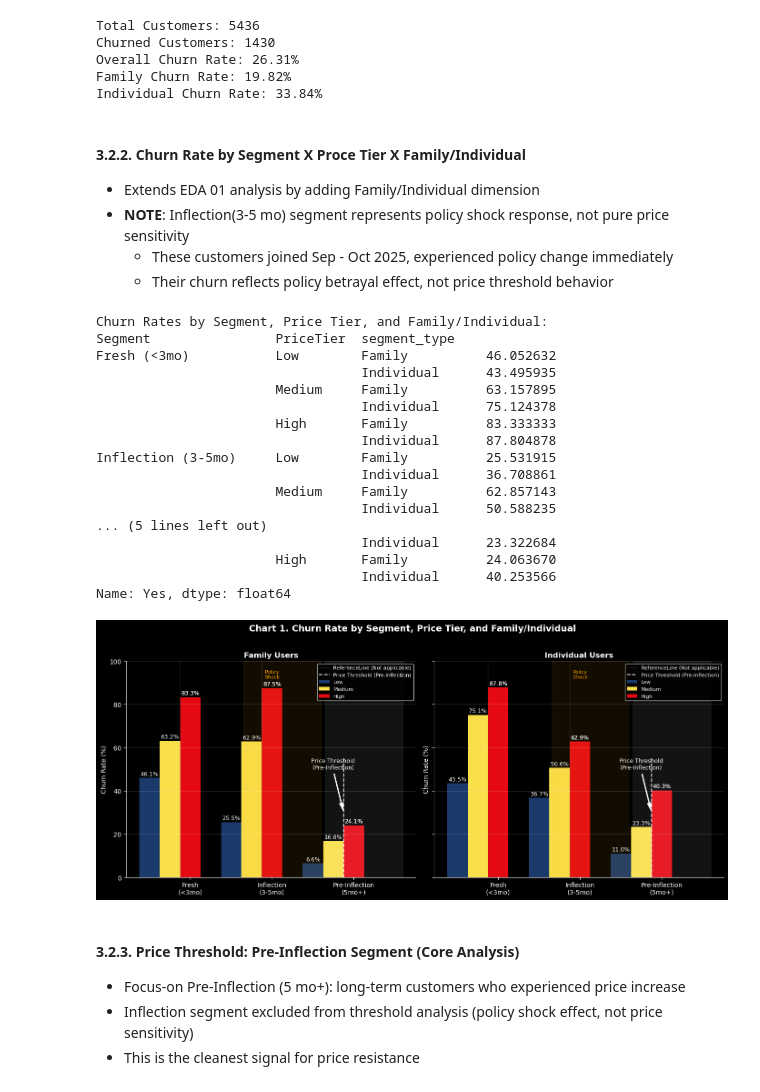
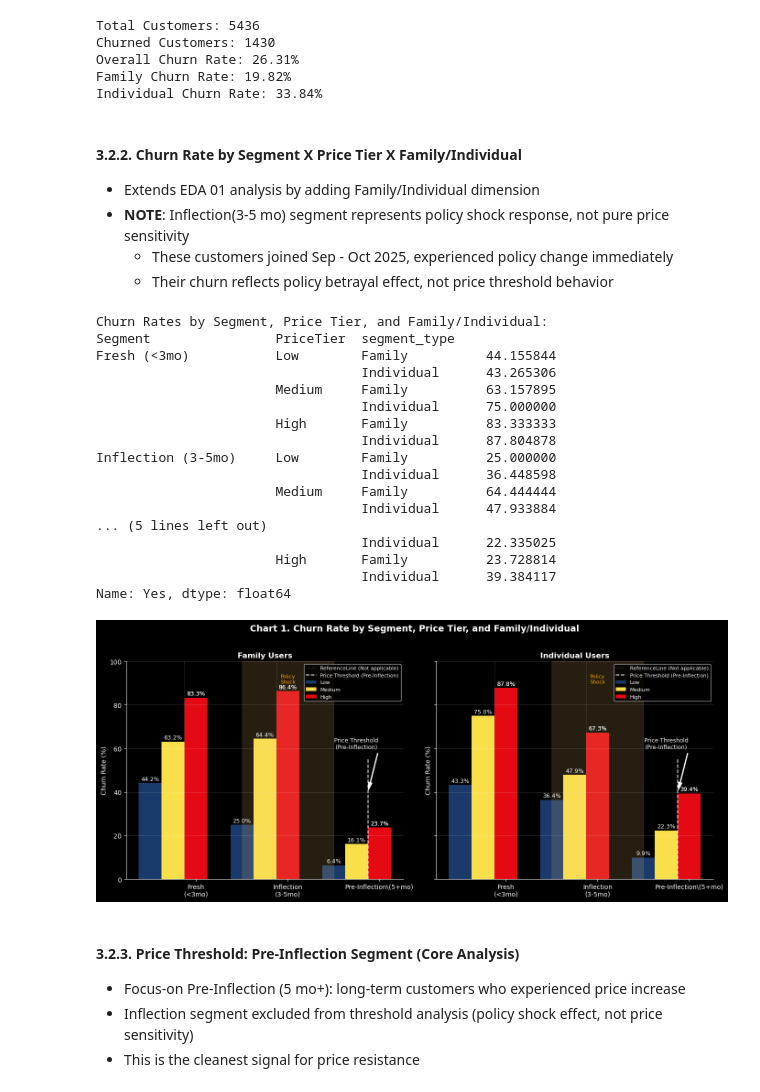
Before and after one commit to coolmich0904/YOUTUBE_CHURN_PRICE_RISK, a Jupyter notebook: notebooks/eda_03_price_threshold.ipynb, the cells around one changed output. Drawn from its saved outputs; the diff is of its cells as text; code cells hidden in the pictures.

```diff
--- a/notebooks/eda_03_price_threshold.ipynb
+++ b/notebooks/eda_03_price_threshold.ipynb
@@ -52,13 +52,19 @@ df['calculated_tenure'] = (df['TotalCharges'] / df['MonthlyCharges']).round().fi
 # Exclude July 2025 outlier (Validated EDA 01)
 df = df[df['calculated_tenure'] !=7]
 
+
 # Tenure segments (consistent with EDA 01)
+# Define Groups: Before Sep 2025 / Sep-Oct 2025 / After Nov 2025
 def categorize_tenure(t):
-    if t >= 5: return 'Pre-Inflection (5mo+)'   # Before Sep 2025
-    elif t >= 3: return 'Inflection (3-5mo)'    # Sep-Oct 2025 - Policy shock period
-    else: return 'Fresh (<3mo)'                 # After Nov 2025
+    if t > 5: return 'Pre-Inflection (5+mo)'   # Before Sep 2025
+    elif 3 <= t <= 5: return 'Inflection (3-5mo)'     # Sep-Nov 2025
+    else: return 'Fresh (<3mo)'                # After Nov 2025
 
-df['Segment'] = df['calculated_tenure'].apply(categorize_tenure)
+df['Segment'] = df['tenure'].apply(categorize_tenure)
+
+print(df[['tenure', 'Segment']].head())
+
+
 
 # Price tier: qcut (equal size, consistent with EDA 01)
 # Low: $18~$50 / Medium: $50~$84 / High: $84~$118
@@ -66,7 +72,7 @@ df['PriceTier'] = pd.qcut(df['MonthlyCharges'], q=3, labels=['Low', 'Medium', 'H
 
 # Family vs Individual (consistent with EDA 02)
 df['is_family'] = (df['Partner'] == 'Yes' )| (df['Dependents'] == 'Yes')
-df['segment_type'] = df['is_family'].map({True: 'Family', False: 'Individual'})
+df['segment_type'] = df['is_family'].map({True: 'Family', False: 'Individual'})   # map or np.where
 
 print(f"Segment distribution:\n{df['Segment'].value_counts()}")
 print(f"\nFamily vs Individual:\n{df['segment_type'].value_counts()}")
@@ -111,41 +123,42 @@ Overall Churn Rate: 26.31%
 Family Churn Rate: 19.82%
 Individual Churn Rate: 33.84%
 # %% [markdown]
-#### 3.2.2. Churn Rate by Segment X Proce Tier X Family/Individual
+#### 3.2.2. Churn Rate by Segment X Price Tier X Family/Individual
 - Extends EDA 01 analysis by adding Family/Individual dimension
 - **NOTE**: Inflection(3-5 mo) segment represents policy shock response, not pure price sensitivity
   - These customers joined Sep - Oct 2025, experienced policy change immediately
   - Their churn reflects policy betrayal effect, not price threshold behavior
 # %%
 # Churn Rate by Segment X Price Tier X Family/Individual
-churn_rates = df.groupby(['Segment', 'PriceTier', 'segment_type'], observed=True)['Churn'].value_counts(normalize=True).unstack(fill_value=0)['Yes'] * 100
+churn_rates = df.groupby(['Segment', 'PriceTier', 'segment_type'], observed=True)['Churn'].\
+    value_counts(normalize=True).unstack(fill_value=0)['Yes'] * 100
 
 print("\nChurn Rates by Segment, Price Tier, and Family/Individual:")
 print(churn_rates)
 # %% [output]
 Churn Rates by Segment, Price Tier, and Family/Individual:
 Segment                PriceTier  segment_type
-Fresh (<3mo)           Low        Family          46.052632
-                                  Individual      43.495935
+Fresh (<3mo)           Low        Family          44.155844
+                                  Individual      43.265306
                        Medium     Family          63.157895
-                                  Individual      75.124378
+                                  Individual      75.000000
                        High       Family          83.333333
                                   Individual      87.804878
-Inflection (3-5mo)     Low        Family          25.531915
-                                  Individual      36.708861
-                       Medium     Family          62.857143
-                                  Individual      50.588235
+Inflection (3-5mo)     Low        Family          25.000000
+                                  Individual      36.448598
+                       Medium     Family          64.444444
+                                  Individual      47.933884
 ... (5 lines left out)
-                                  Individual      23.322684
-                       High       Family          24.063670
-                                  Individual      40.253566
+                                  Individual      22.335025
+                       High       Family          23.728814
+                                  Individual      39.384117
 Name: Yes, dtype: float64
 # %%
 # Visualization - Grouped Bar Chart
 plt.style.use('dark_background')
 fig, axes = plt.subplots(1, 2, figsize=(14, 6), sharey=True)
 fig.suptitle('Chart 1. Churn Rate by Segment, Price Tier, and Family/Individual', fontsize=14, fontweight='bold', y=1.02)
-segment_order = ['Fresh (<3mo)', 'Inflection (3-5mo)', 'Pre-Inflection (5mo+)']
+segment_order = ['Fresh (<3mo)', 'Inflection (3-5mo)', 'Pre-Inflection (5+mo)']
 price_tiers = ['Low', 'Medium', 'High']
 colors = {'Low': '#1a3a6b', 'Medium': '#f9e04b', 'High': '#e50914'}
 
@@ -154,8 +167,8 @@ width = 0.25
 
 for idx, seg_type in enumerate(['Family', 'Individual']):
     for i, price in enumerate(price_tiers):
-        vals = [churn_rates.get((seg, price, seg_type), 0)
-                for seg in segment_order]
+        vals = [churn_rates.get((seg, price, seg_type), 0) if (seg, price, seg_type) in churn_rates.index else 0
+        for seg in segment_order]
         bars = axes[idx].bar(x + (i - 1) * width, vals, width, label=price, color=colors[price])
 
         # Value labels on bars
@@ -175,42 +188,50 @@ for idx, seg_type in enumerate(['Family', 'Individual']):
         threshold_x = x[seg_idx] + 0.5 * width   # Position threshold line between Medium and High
 
         if seg_idx ==2:  # Pre-Inflection segment
-            axes[idx].plot([threshold_x, threshold_x], [0, 55], color='white', linestyle='--', linewidth=1.5, alpha=0.9,label='Price Threshold (Pre-Inflection)')
+            axes[idx].plot([threshold_x, threshold_x], [0, 55], color='white',
+                           linestyle='--', linewidth=1.5, alpha=0.9,label='Price Threshold (Pre-Inflection)')
 
             # Annotation on Medium bar with arrow pointing --> to threshold line
             text_x = threshold_x - 0.5 * width
-            axes[idx].annotate('Price Threshold\n(Pre-Inflection)', xy=(threshold_x, 30), xytext=(text_x, 50),
-                        arrowprops=dict(facecolor='white', shrink=0.05, width=1, headwidth=6), fontsize=9, color='white', ha='center')
+            axes[idx].annotate('Price Threshold\n(Pre-Inflection)',
+                               xy=(threshold_x, 40),
+                               xytext=(text_x, 60),
+                               arrowprops=dict(facecolor='white', shrink=0.05, width=1,
+                                          headwidth=6), fontsize=9, color='white', ha='center')
 
         else:   # For Fresh and Inflection segments: grey dotted (Reference Only)
-            axes[idx].plot([threshold_x, threshold_x], [0, 100], color='grey', linestyle=':', linewidth=1, alpha=0.7, label='ReferenceLine (Not applicable)' if seg_idx==0 else '' )
+            axes[idx].plot([threshold_x, threshold_x], [0, 100], color='grey', linestyle=':',
+                            linewidth=1, alpha=0.7, label='ReferenceLine (Not applicable)' if seg_idx==0 else '' )
 
 
     # Zone Highlighting
     # Pre-Inflection: Highlight High Price Tier zone (above threshold) with red shade
-    axes[idx].axvspan(x[2] - 0.1, x[2] + 3*width + 0.1, alpha=0.08, color='white')
+    center_x = x[1] + width # Centered on Medium bar
+    y_max = 100
+    axes[idx].axvspan(center_x - 0.5, center_x + 0.5, alpha=0.08, color='white')
 
     # Infection zone:policy shock label
-    axes[idx].axvspan(x[1] - 0.1, x[1] + 3*width + 0.1, alpha=0.08, color='orange')
-    axes[idx].text(x[1] + width, 92, 'Policy\nShock',
+    axes[idx].axvspan(center_x - 0.5, center_x + 0.5, alpha=0.08, color='orange')
+    axes[idx].text(x[1] + width, y_max * 0.9, 'Policy\nShock',
             ha='center', color='orange', fontsize=8)
+
 
     # Axes formatting
     axes[idx].set_title(f"{seg_type} Users", fontsize=12, fontweight='bold')
     axes[idx].set_xticks(x + width)
-    axes[idx].set_xticklabels(['Fresh\n(<3mo)', 'Inflection\n(3-5mo)', 'Pre-Inflection\n(5mo+)'], fontsize=10)
+    axes[idx].set_xticklabels(['Fresh\n(<3mo)', 'Inflection\n(3-5mo)', 'Pre-Inflection\(5+mo)'], fontsize=10)
     axes[idx].set_ylabel('Churn Rate (%)', fontsize=10)
     axes[idx].set_ylim(0, 100)
     axes[idx].legend(fontsize=8, title_fontsize=9, loc='upper right')
     axes[idx].grid(axis='y', alpha=0.2)
     axes[idx].spines['top'].set_visible(False)
     axes[idx].spines['right'].set_visible(False)
 
 plt.tight_layout()
 plt.savefig('../outputs/eda_03/graph1_grouped_bar.png', dpi=150, bbox_inches='tight')
 plt.show()
 # %% [output]
-[figure, old version]
+[figure, new version]
 # %% [markdown]
 #### 3.2.3. Price Threshold: Pre-Inflection Segment (Core Analysis)
 - Focus-on Pre-Inflection (5 mo+): long-term customers who experienced price increase
```
Also changed, not shown: parts of 12 cells of this notebook, 22 other files.
